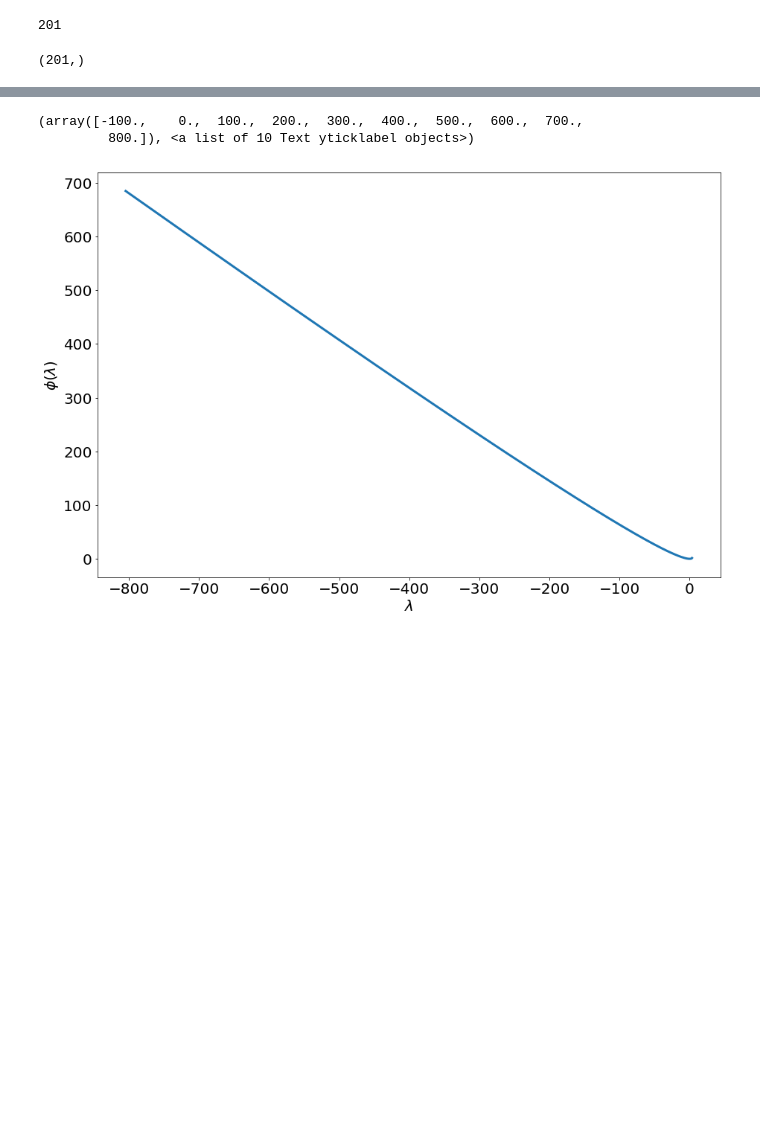
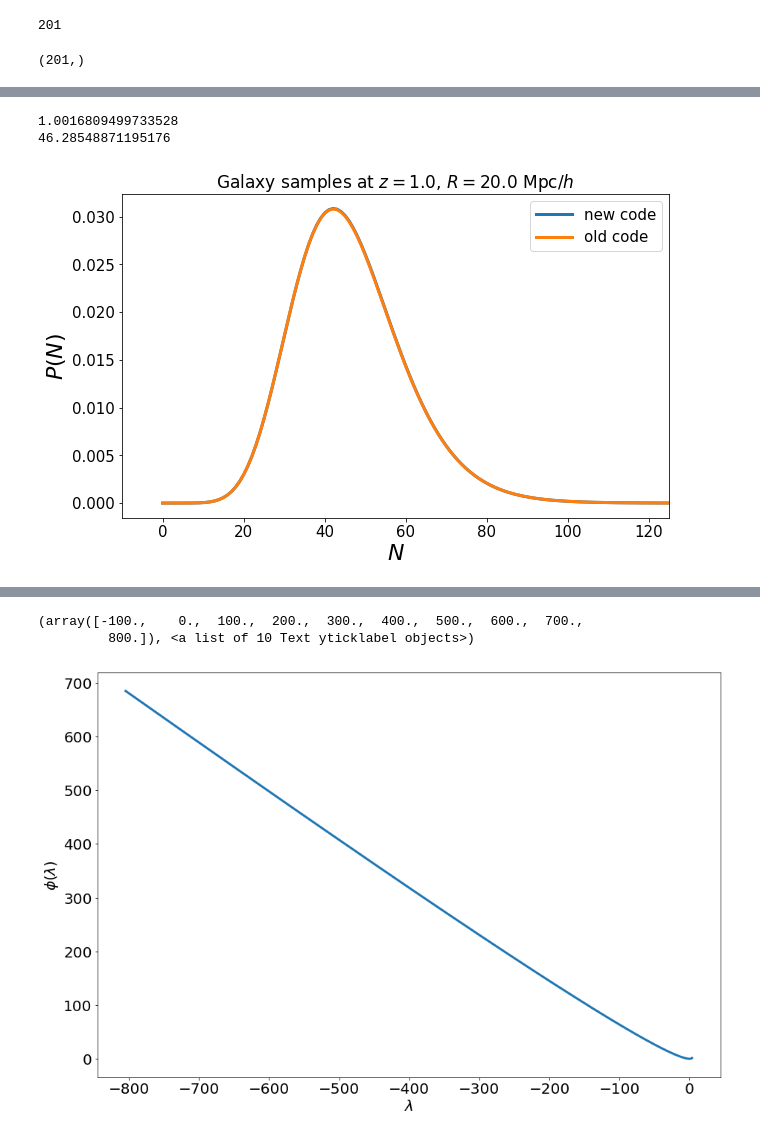
Before and after one commit to OliverFHD/CosMomentum, a Jupyter notebook: compute_PDF_and_CGF.ipynb, the cells around one changed output, grey strips where cells are left out. Cells and saved outputs as stored; diff of their text form; code cells hidden in the pictures; blank space fills up the shorter version.

```diff
--- a/compute_PDF_and_CGF.ipynb
+++ b/compute_PDF_and_CGF.ipynb
@@ -570,0 +573,23 @@ print np.sum(P_of_N_values_sample_1*range(0,len(P_of_N_values_sample_1)))
+# %%
+N_comparison = np.min([len(P_of_N_old_code), len(P_of_N_values_sample_1)])
+# %%
+# plotting CiC PDF for each sample
+plt.figure(figsize=(10,6))
+plt.plot(range(0,N_comparison), P_of_N_values_sample_1[:N_comparison], label="new code", linestyle="solid", linewidth=3)
+plt.plot(range(0,N_comparison), P_of_N_old_code[:N_comparison], label="old code", linestyle="solid", linewidth=3)
+plt.xlim(-10,125)
+plt.xticks(fontsize=15)
+plt.yticks(fontsize=15)
+plt.xlabel(r'$N$', size = 22)
+plt.ylabel(r'$P(N)$', size = 22)
+plt.legend(fontsize=15, handlelength=2.35)
+plt.title('Galaxy samples at $z=$'+str(z)+', $R=$'+str(R)+' Mpc$/h$', size = 17)
+plt.subplots_adjust(left=0.19, bottom=0.12, right=0.95, top=0.87)
+
+# check normalisation of the CiC PDFs
+print np.sum(P_of_N_values_sample_1)
+print np.sum(P_of_N_values_sample_1*range(0,len(P_of_N_values_sample_1)))
+# %% [output]
+1.0016809499733528
+46.28548871195176
+[figure, added]
```
Also changed, not shown: parts of 7 cells of this notebook, 11 other files.
